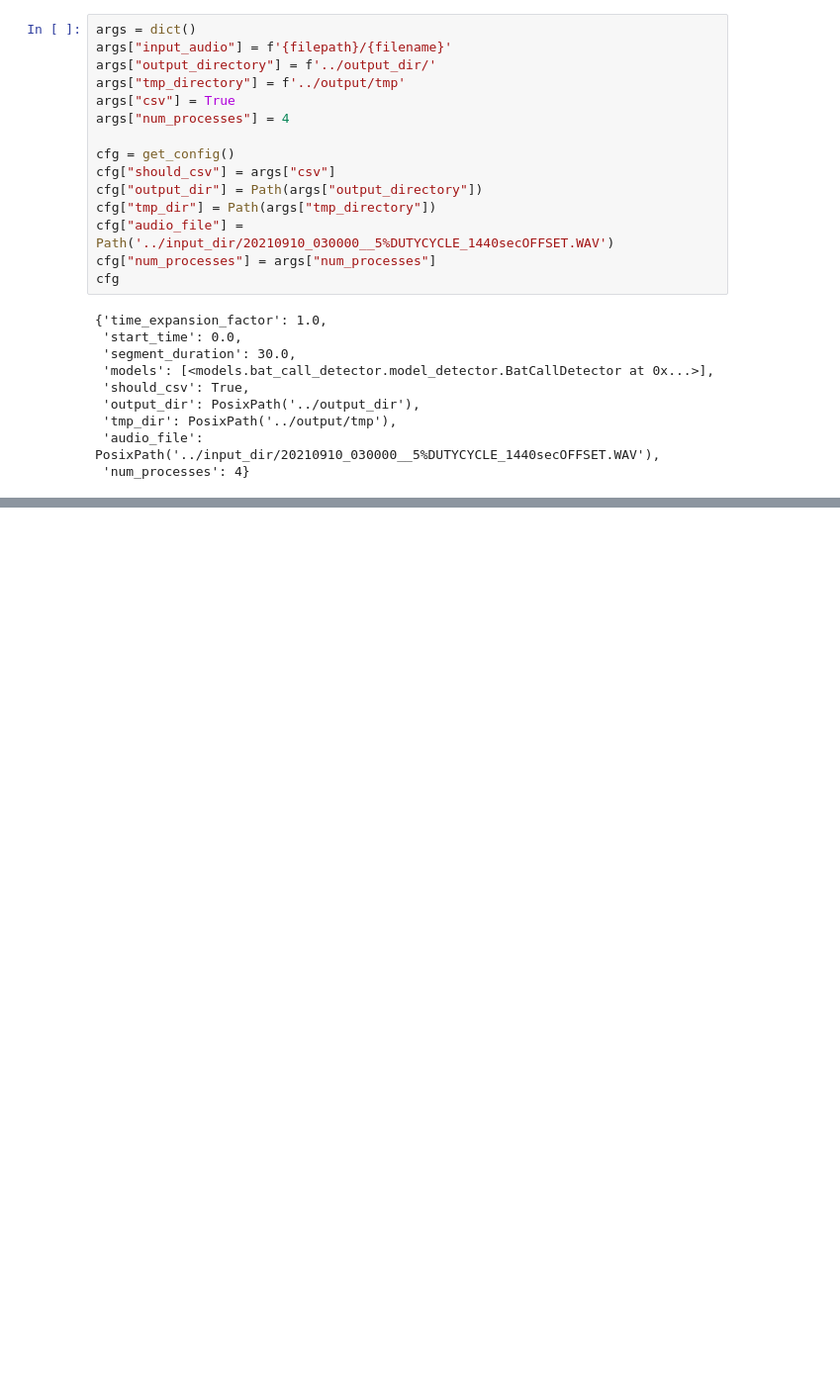
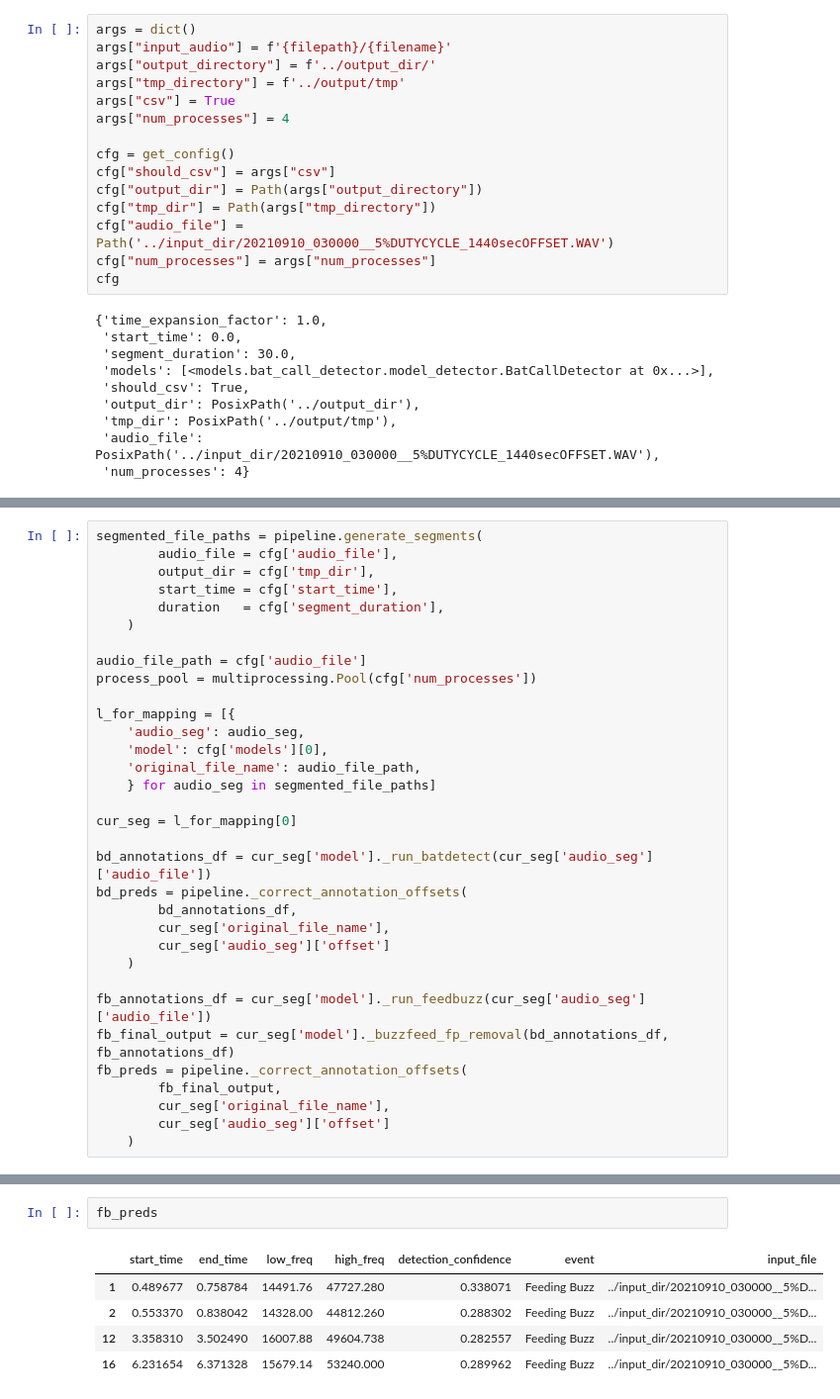
Before and after one commit to ctuguinay/bat-detector-msds, a Jupyter notebook: notebooks/check_pipeline copy 2.ipynb, the cells around one changed output, grey strips where cells are left out. Shown: that part at 99% size. Cells and saved outputs as stored; diff of their text form; blank space fills up the shorter version.

Commit message:
isolated feedbuzz for testing

```diff
--- a/notebooks/check_pipeline copy 2.ipynb
+++ b/notebooks/check_pipeline copy 2.ipynb
@@ -182,0 +164,33 @@ plt_msds('20210910_030000__5%DUTYCYCLE_1440secOFFSET.WAV', audio, sr, [0, 90], n
+# %%
+segmented_file_paths = pipeline.generate_segments(
+        audio_file = cfg['audio_file'],
+        output_dir = cfg['tmp_dir'],
+        start_time = cfg['start_time'],
+        duration   = cfg['segment_duration'],
+    )
+
+audio_file_path = cfg['audio_file']
+process_pool = multiprocessing.Pool(cfg['num_processes'])
+
+l_for_mapping = [{
+    'audio_seg': audio_seg,
+    'model': cfg['models'][0],
+    'original_file_name': audio_file_path,
+    } for audio_seg in segmented_file_paths]
+
+cur_seg = l_for_mapping[0]
+
+bd_annotations_df = cur_seg['model']._run_batdetect(cur_seg['audio_seg']['audio_file'])
+bd_preds = pipeline._correct_annotation_offsets(
+        bd_annotations_df,
+        cur_seg['original_file_name'],
+        cur_seg['audio_seg']['offset']
+    )
+
+fb_annotations_df = cur_seg['model']._run_feedbuzz(cur_seg['audio_seg']['audio_file'])
+fb_final_output = cur_seg['model']._buzzfeed_fp_removal(bd_annotations_df, fb_annotations_df)
+fb_preds = pipeline._correct_annotation_offsets(
+        fb_final_output,
+        cur_seg['original_file_name'],
+        cur_seg['audio_seg']['offset']
+    )
@@ -182,0 +213,8 @@ plt_msds('20210910_030000__5%DUTYCYCLE_1440secOFFSET.WAV', audio, sr, [0, 90], n
+# %%
+fb_preds
+# %% [output]
+|  | start_time | end_time | low_freq | high_freq | detection_confidence | event | input_file |
+| 1 | 0.489677 | 0.758784 | 14491.76 | 47727.280 | 0.338071 | Feeding Buzz | ../input_dir/20210910_030000__5%D... |
+| 2 | 0.553370 | 0.838042 | 14328.00 | 44812.260 | 0.288302 | Feeding Buzz | ../input_dir/20210910_030000__5%D... |
+| 12 | 3.358310 | 3.502490 | 16007.88 | 49604.738 | 0.282557 | Feeding Buzz | ../input_dir/20210910_030000__5%D... |
+| 16 | 6.231654 | 6.371328 | 15679.14 | 53240.000 | 0.289962 | Feeding Buzz | ../input_dir/20210910_030000__5%D... |
```
Also changed, not shown: parts of 4 cells of this notebook, 4 other files.
